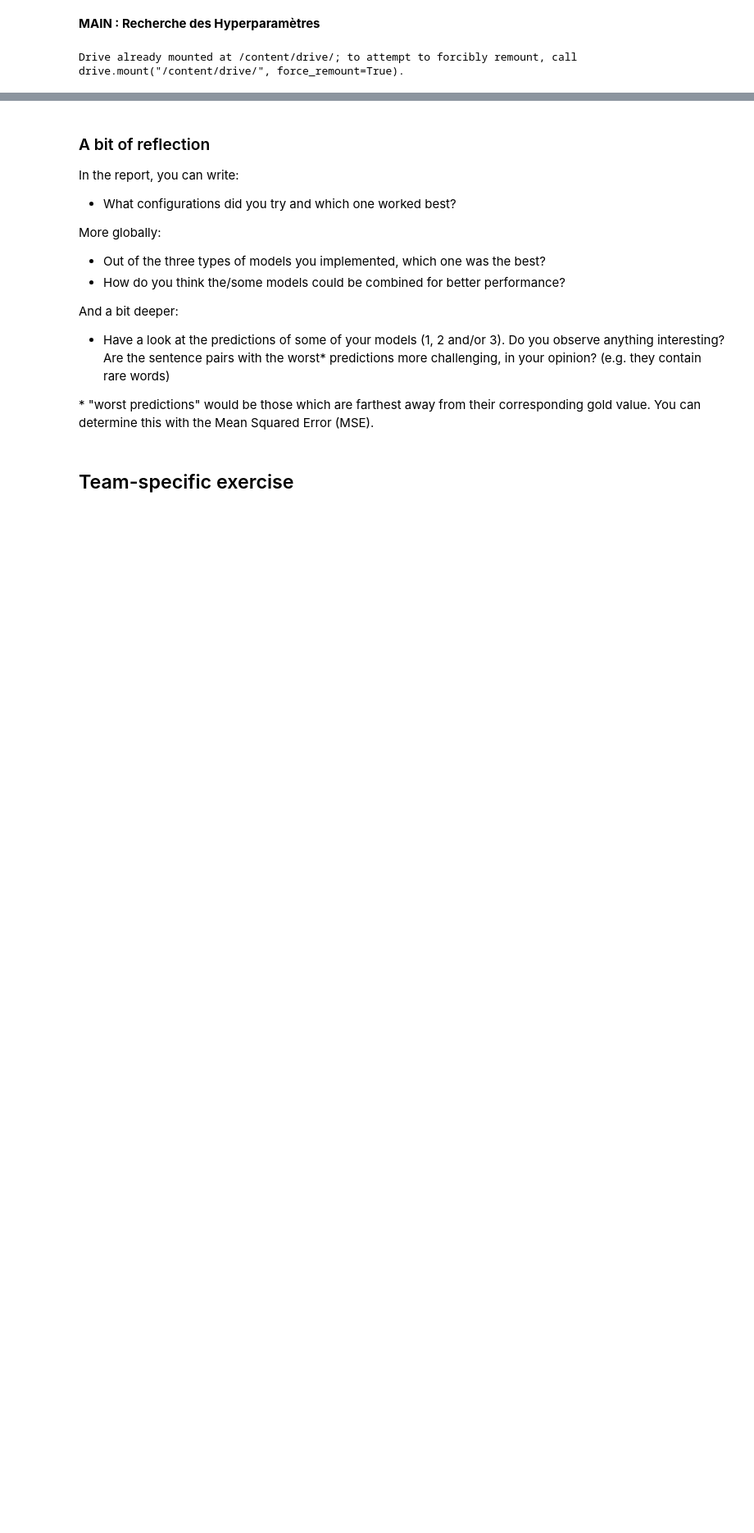
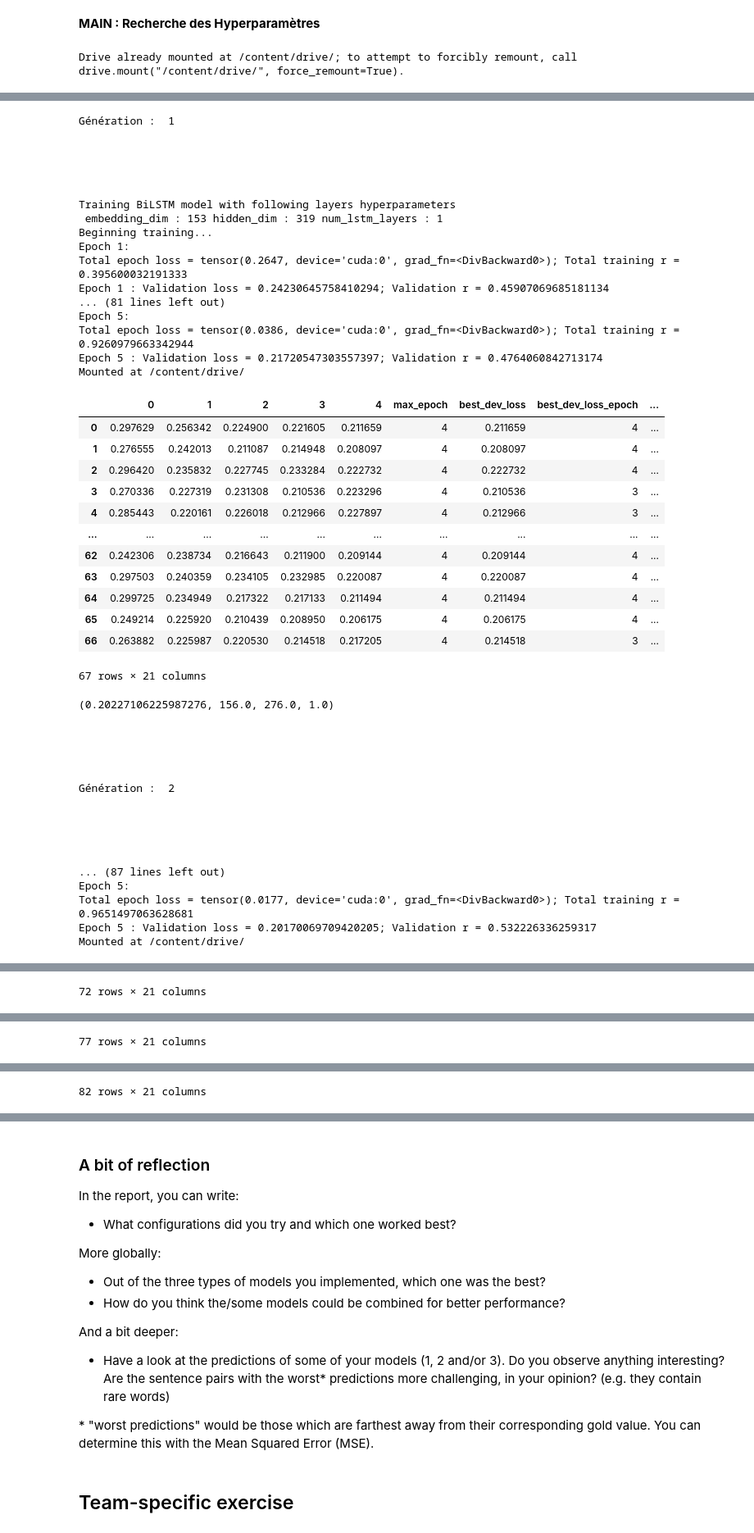
Before and after one commit to PierrickLeroy/Activity_Detection_From_Electrical_Consumption_Load_Curves, a Jupyter notebook: STS_project.ipynb, the cells around one changed output, grey strips where cells are left out. Shown at 82% size. Cells and saved outputs as stored; diff of their text form; code cells hidden in the pictures; blank space fills up the shorter version.

```diff
--- a/STS_project.ipynb
+++ b/STS_project.ipynb
@@ -1488,0 +2724,61 @@ Mounted at /content/drive/
+# %%
+# Recherche par générations
+ngen = 10
+n_child = 5
+
+for i in range (ngen):
+  print('\n\n\n\n')
+  print("Génération : " , i+1)
+  print('\n\n\n\n')
+  add_generation(results, n = n_child, temperature = 1)
+  df_results = create_df_res(results, temperature = 1)
+  display(df_results)
+  print(get_best_model(df_results))
+# %% [output]
+Génération :  1
+
+
+
+
+
+Training BiLSTM model with following layers hyperparameters
+ embedding_dim : 153 hidden_dim : 319 num_lstm_layers : 1
+Beginning training...
+Epoch 1:
+Total epoch loss = tensor(0.2647, device='cuda:0', grad_fn=<DivBackward0>); Total training r = 0.395600032191333
+Epoch 1 : Validation loss = 0.24230645758410294; Validation r = 0.45907069685181134
+... (81 lines left out)
+Epoch 5:
+Total epoch loss = tensor(0.0386, device='cuda:0', grad_fn=<DivBackward0>); Total training r = 0.9260979663342944
+Epoch 5 : Validation loss = 0.21720547303557397; Validation r = 0.4764060842713174
+Mounted at /content/drive/
+|  | 0 | 1 | 2 | 3 | 4 | max_epoch | best_dev_loss | best_dev_loss_epoch | ... |
+| 0 | 0.297629 | 0.256342 | 0.224900 | 0.221605 | 0.211659 | 4 | 0.211659 | 4 | ... |
+| 1 | 0.276555 | 0.242013 | 0.211087 | 0.214948 | 0.208097 | 4 | 0.208097 | 4 | ... |
+| 2 | 0.296420 | 0.235832 | 0.227745 | 0.233284 | 0.222732 | 4 | 0.222732 | 4 | ... |
+| 3 | 0.270336 | 0.227319 | 0.231308 | 0.210536 | 0.223296 | 4 | 0.210536 | 3 | ... |
+| 4 | 0.285443 | 0.220161 | 0.226018 | 0.212966 | 0.227897 | 4 | 0.212966 | 3 | ... |
+| ... | ... | ... | ... | ... | ... | ... | ... | ... | ... |
+| 62 | 0.242306 | 0.238734 | 0.216643 | 0.211900 | 0.209144 | 4 | 0.209144 | 4 | ... |
+| 63 | 0.297503 | 0.240359 | 0.234105 | 0.232985 | 0.220087 | 4 | 0.220087 | 4 | ... |
+| 64 | 0.299725 | 0.234949 | 0.217322 | 0.217133 | 0.211494 | 4 | 0.211494 | 4 | ... |
+| 65 | 0.249214 | 0.225920 | 0.210439 | 0.208950 | 0.206175 | 4 | 0.206175 | 4 | ... |
+| 66 | 0.263882 | 0.225987 | 0.220530 | 0.214518 | 0.217205 | 4 | 0.214518 | 3 | ... |
+67 rows × 21 columns
+(0.20227106225987276, 156.0, 276.0, 1.0)
+
+
+
+
+
+Génération :  2
+
+
+
+
+
+... (87 lines left out)
+Epoch 5:
+Total epoch loss = tensor(0.0177, device='cuda:0', grad_fn=<DivBackward0>); Total training r = 0.9651497063628681
+Epoch 5 : Validation loss = 0.20170069709420205; Validation r = 0.532226336259317
+Mounted at /content/drive/
@@ -1488,0 +2797 @@ Mounted at /content/drive/
+72 rows × 21 columns
@@ -1488,0 +2827 @@ Mounted at /content/drive/
+77 rows × 21 columns
@@ -1488,0 +2857 @@ Mounted at /content/drive/
+82 rows × 21 columns
```
Also changed, not shown: parts of 72 cells of this notebook.
